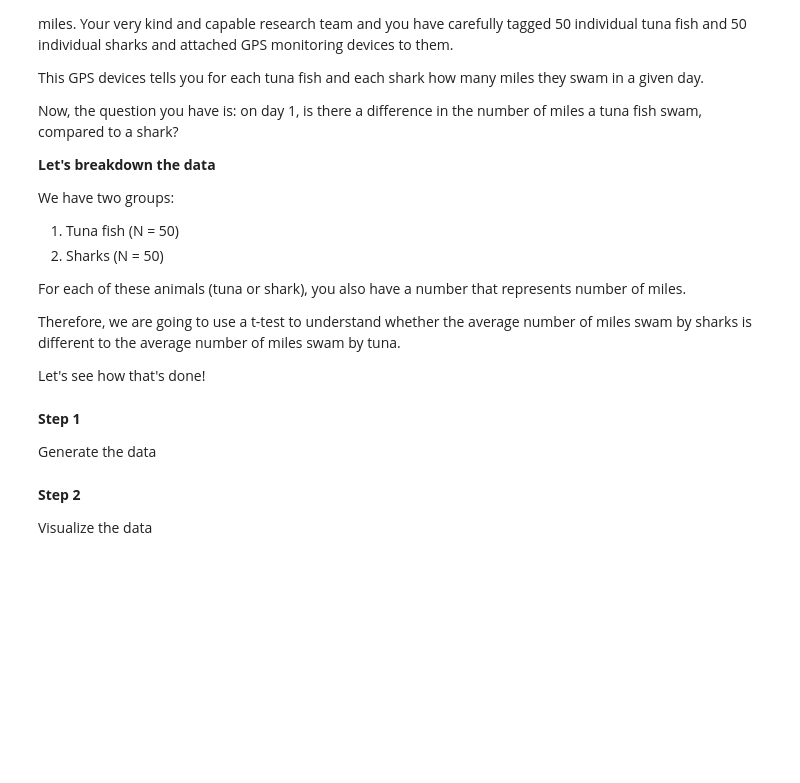
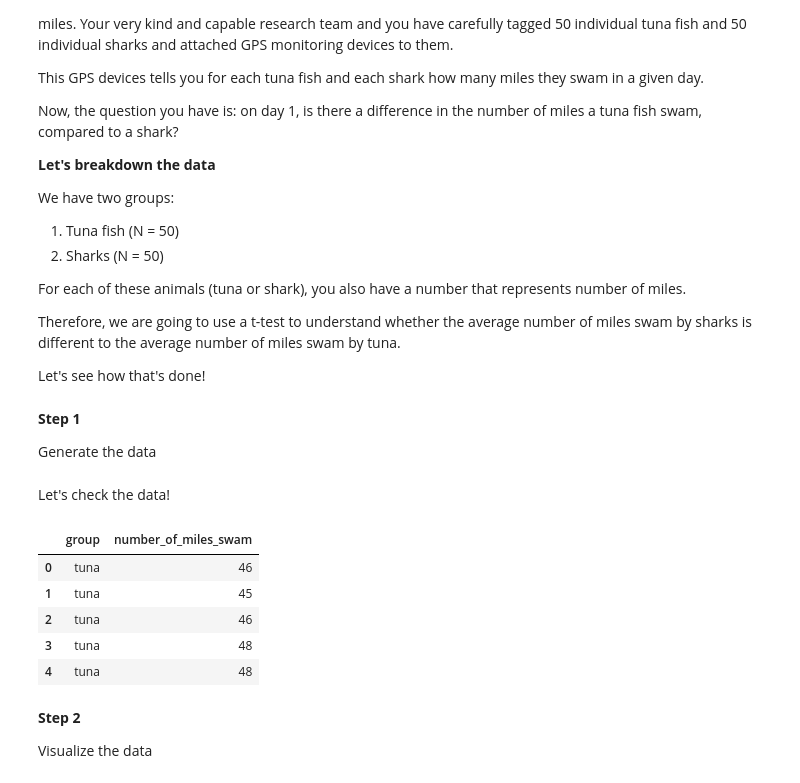
Before and after one commit to sarahkaarina/basic-stats-training, a Jupyter notebook: t_tests.ipynb, the cells around one changed output. Cells and saved outputs as stored; diff of their text form; code cells hidden in the pictures; blank space fills up the shorter version.

```diff
--- a/t_tests.ipynb
+++ b/t_tests.ipynb
@@ -42,3 +96,14 @@ Generate the data
+# %% [markdown]
+Let's check the data!
+# %%
+fake_mileage_data_df.head()
+# %% [output]
+|  | group | number_of_miles_swam |
+| 0 | tuna | 46 |
+| 1 | tuna | 45 |
+| 2 | tuna | 46 |
+| 3 | tuna | 48 |
+| 4 | tuna | 48 |
 # %% [markdown]
 **Step 2**
 
```
Also changed, not shown: parts of 8 cells of this notebook.
